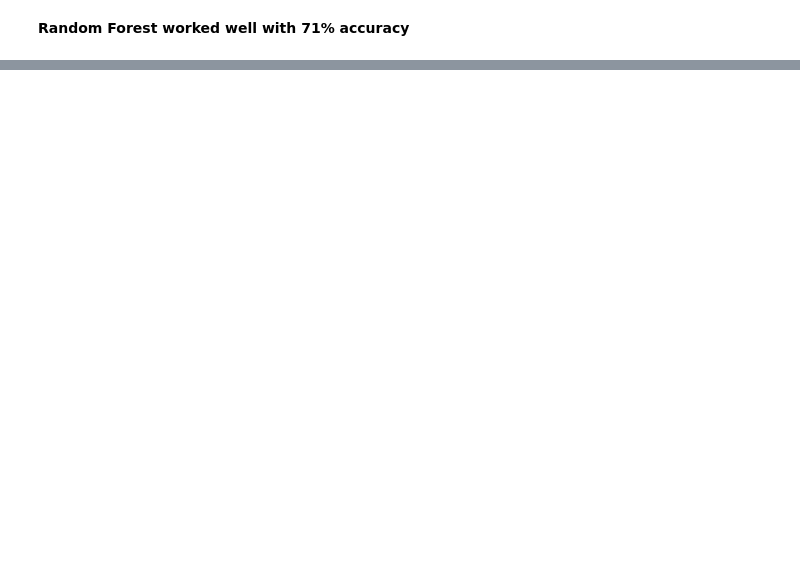
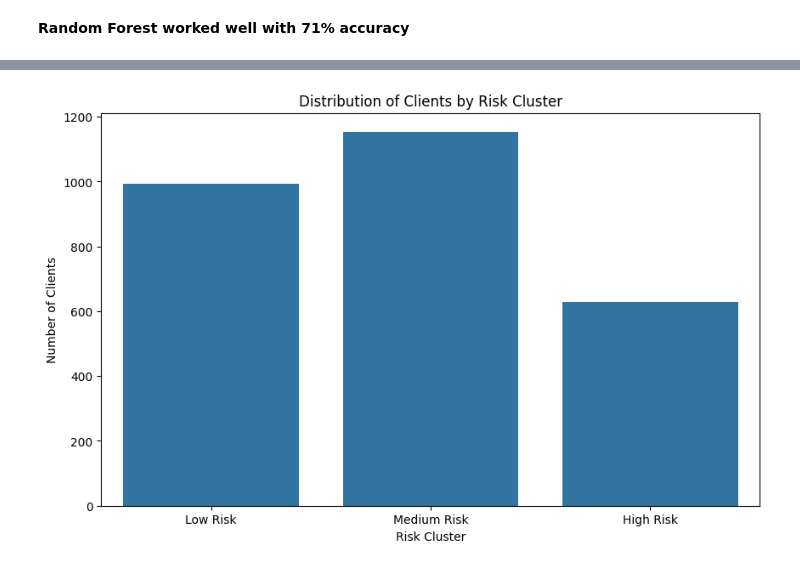
Before and after one commit to nafiul-araf/Banking-Sector-Financial-Analysis, a Jupyter notebook: Risk Assesment.ipynb, the cells around one changed output, grey strips where cells are left out. Saved outputs shown, nothing was run; the diff lists cells and outputs as text; code cells hidden in the pictures; blank space fills up the shorter version.

```diff
--- a/Risk Assesment.ipynb
+++ b/Risk Assesment.ipynb
@@ -356,0 +411,19 @@ Feature Importance:
+# %%
+# Ensure top features from prior feature importance
+top_features = ['Estimated Income', 'Bank Loans', 'Credit Card Balance', 'Saving Accounts', 'Credit Utilization', 'Bank Deposits', 'Debt to Income', 'Savings to Loan']
+
+# Verify required columns
+required_columns = ['Client ID', 'Risk Weighting', 'Risk Score', 'Risk Clusters', 'Cluster Risk Score'] + top_features
+missing_cols = [col for col in required_columns if col not in df.columns]
+if missing_cols:
+    print(f"Warning: Missing columns: {missing_cols}")
+else:
+    print("All required columns present.")
+
+# Map Risk_Cluster to descriptive labels
+cluster_labels = {0: 'High Risk', 1: 'Medium Risk', 2: 'Low Risk'}
+df['Risk Cluster Label'] = df['Risk Clusters'].map(cluster_labels)
+
+# Step 2: Generate Comprehensive Risk Assessment Report
+# Select all clients with key columns
+risk_report = df[['Client ID', 'Risk Weighting', 'Risk Score', 'Risk Clusters', 'Cluster Risk Score'] + top_features]
@@ -356,0 +443,11 @@ Feature Importance:
+# %%
+# Bar plot of client counts by Risk Cluster
+plt.figure(figsize=(10, 6))
+sns.countplot(x='Risk Cluster Label', data=df, order=['Low Risk', 'Medium Risk', 'High Risk'])
+plt.title('Distribution of Clients by Risk Cluster')
+plt.xlabel('Risk Cluster')
+plt.ylabel('Number of Clients')
+plt.savefig('risk_cluster_distribution.png')
+plt.show()
+# %% [output]
+[figure, added]
```
Also changed, not shown: parts of 29 cells of this notebook, 2 other files.
